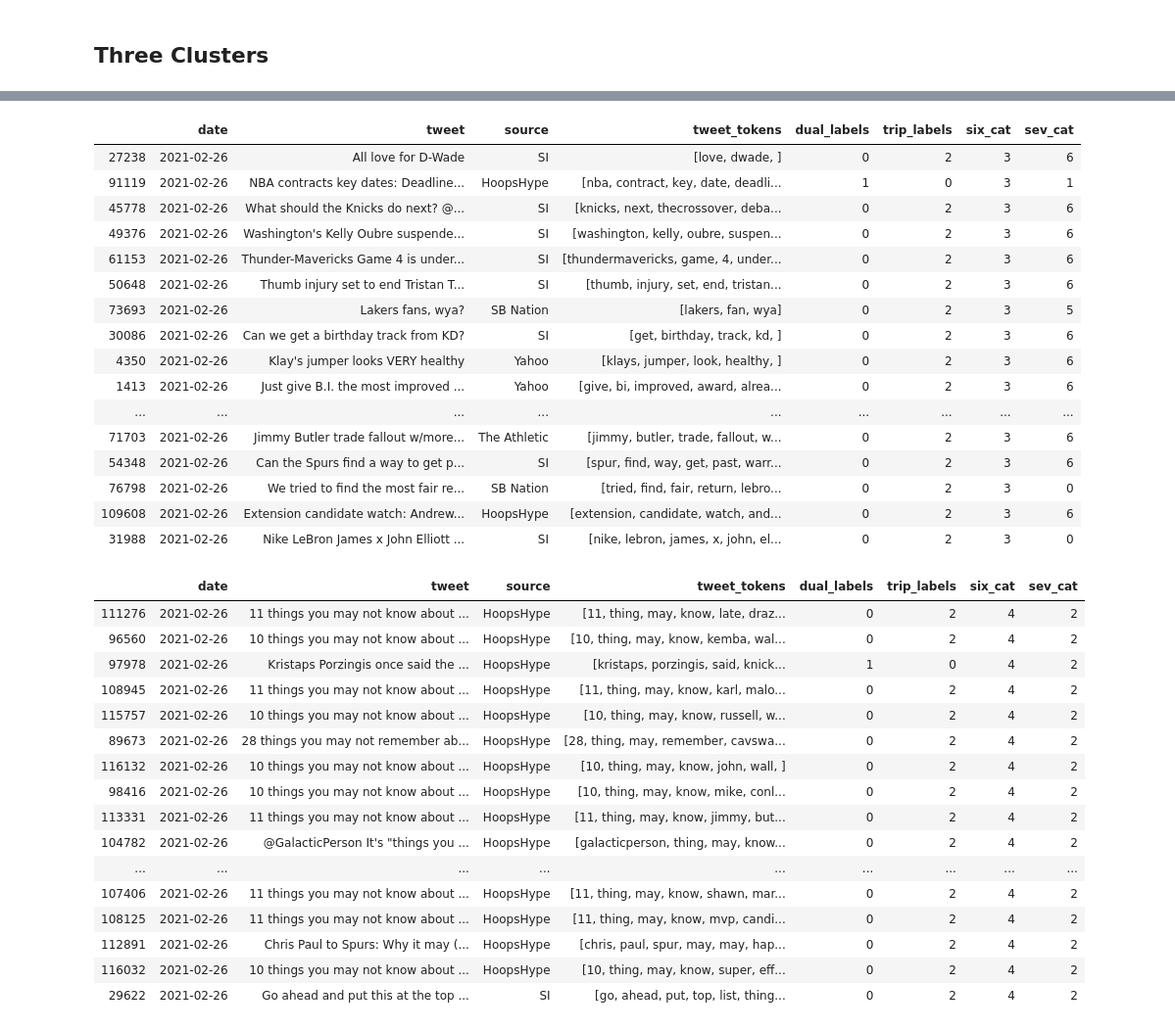
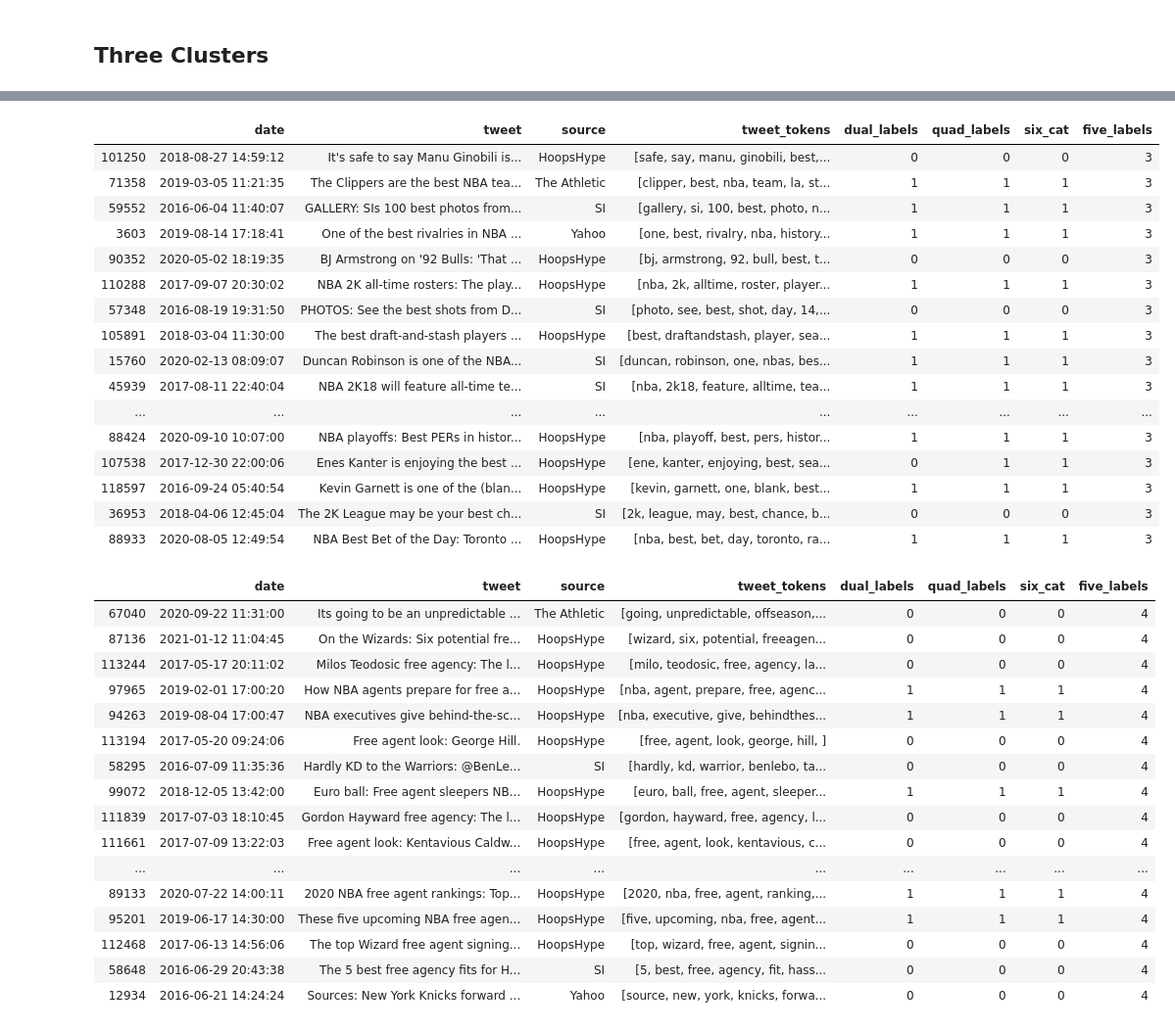
Before and after one commit to jeremy-lee93/capstone-project, a Jupyter notebook: scraping_tweets.ipynb, the cells around one changed output, grey strips where cells are left out. Shown at 98% size. Saved outputs shown, nothing was run; the diff lists cells and outputs as text; code cells hidden in the pictures.

Commit message:
fixed date column and reran kmeans clustering on tweets

```diff
--- a/scraping_tweets.ipynb
+++ b/scraping_tweets.ipynb
@@ -330,6 +308,5 @@ plt.savefig('twitter_ch_plot_100pca.png')
-# %%
-twitter_df.dropna(inplace=True)
-twitter_df.drop_duplicates(subset=['date', 'tweet', 'source'],inplace=True)
+# %%
+twitter_df.drop(columns=['quad_labels', 'six_cat'], inplace=True)
 # %% [markdown]
 ## 2 Clusters
 # %%
@@ -460,5 +437,5 @@ twitter_df.loc[twitter_df['trip_labels'] == 2].sample(n=100, random_state=42)
 # %%
-kmeans_six = KMeans(n_clusters=6, random_state=123)
-kmeans_six.fit(vec_matrix_pca_100)
-twitter_df['six_cat'] = kmeans_six.labels_
+kmeans_five = KMeans(n_clusters=5, random_state=123)
+kmeans_five.fit(vec_matrix_pca_100)
+twitter_df['five_labels'] = kmeans_five.labels_
 # %%
@@ -534,40 +510,40 @@ twitter_df.loc[twitter_df['six_cat'] == 2].sample(n=100)
 # %%
-twitter_df.loc[twitter_df['six_cat'] == 3].sample(n=100)
+twitter_df.loc[twitter_df['five_labels'] == 3].sample(n=100, random_state=42)
 # %% [output]
-|  | date | tweet | source | tweet_tokens | dual_labels | trip_labels | six_cat | sev_cat |
-| 27238 | 2021-02-26 | All love for D-Wade | SI | [love, dwade, ] | 0 | 2 | 3 | 6 |
-| 91119 | 2021-02-26 | NBA contracts key dates: Deadline... | HoopsHype | [nba, contract, key, date, deadli... | 1 | 0 | 3 | 1 |
-| 45778 | 2021-02-26 | What should the Knicks do next? @... | SI | [knicks, next, thecrossover, deba... | 0 | 2 | 3 | 6 |
-| 49376 | 2021-02-26 | Washington's Kelly Oubre suspende... | SI | [washington, kelly, oubre, suspen... | 0 | 2 | 3 | 6 |
-| 61153 | 2021-02-26 | Thunder-Mavericks Game 4 is under... | SI | [thundermavericks, game, 4, under... | 0 | 2 | 3 | 6 |
-| 50648 | 2021-02-26 | Thumb injury set to end Tristan T... | SI | [thumb, injury, set, end, tristan... | 0 | 2 | 3 | 6 |
-| 73693 | 2021-02-26 | Lakers fans, wya? | SB Nation | [lakers, fan, wya] | 0 | 2 | 3 | 5 |
-| 30086 | 2021-02-26 | Can we get a birthday track from KD? | SI | [get, birthday, track, kd, ] | 0 | 2 | 3 | 6 |
-| 4350 | 2021-02-26 | Klay's jumper looks VERY healthy | Yahoo | [klays, jumper, look, healthy, ] | 0 | 2 | 3 | 6 |
-| 1413 | 2021-02-26 | Just give B.I. the most improved ... | Yahoo | [give, bi, improved, award, alrea... | 0 | 2 | 3 | 6 |
+|  | date | tweet | source | tweet_tokens | dual_labels | quad_labels | six_cat | five_labels |
+| 101250 | 2018-08-27 14:59:12 | It's safe to say Manu Ginobili is... | HoopsHype | [safe, say, manu, ginobili, best,... | 0 | 0 | 0 | 3 |
+| 71358 | 2019-03-05 11:21:35 | The Clippers are the best NBA tea... | The Athletic | [clipper, best, nba, team, la, st... | 1 | 1 | 1 | 3 |
+| 59552 | 2016-06-04 11:40:07 | GALLERY: SIs 100 best photos from... | SI | [gallery, si, 100, best, photo, n... | 1 | 1 | 1 | 3 |
+| 3603 | 2019-08-14 17:18:41 | One of the best rivalries in NBA ... | Yahoo | [one, best, rivalry, nba, history... | 1 | 1 | 1 | 3 |
+| 90352 | 2020-05-02 18:19:35 | BJ Armstrong on '92 Bulls: 'That ... | HoopsHype | [bj, armstrong, 92, bull, best, t... | 0 | 0 | 0 | 3 |
+| 110288 | 2017-09-07 20:30:02 | NBA 2K all-time rosters: The play... | HoopsHype | [nba, 2k, alltime, roster, player... | 1 | 1 | 1 | 3 |
+| 57348 | 2016-08-19 19:31:50 | PHOTOS: See the best shots from D... | SI | [photo, see, best, shot, day, 14,... | 0 | 0 | 0 | 3 |
+| 105891 | 2018-03-04 11:30:00 | The best draft-and-stash players ... | HoopsHype | [best, draftandstash, player, sea... | 1 | 1 | 1 | 3 |
+| 15760 | 2020-02-13 08:09:07 | Duncan Robinson is one of the NBA... | SI | [duncan, robinson, one, nbas, bes... | 1 | 1 | 1 | 3 |
+| 45939 | 2017-08-11 22:40:04 | NBA 2K18 will feature all-time te... | SI | [nba, 2k18, feature, alltime, tea... | 1 | 1 | 1 | 3 |
 | ... | ... | ... | ... | ... | ... | ... | ... | ... |
-| 71703 | 2021-02-26 | Jimmy Butler trade fallout w/more... | The Athletic | [jimmy, butler, trade, fallout, w... | 0 | 2 | 3 | 6 |
-| 54348 | 2021-02-26 | Can the Spurs find a way to get p... | SI | [spur, find, way, get, past, warr... | 0 | 2 | 3 | 6 |
-| 76798 | 2021-02-26 | We tried to find the most fair re... | SB Nation | [tried, find, fair, return, lebro... | 0 | 2 | 3 | 0 |
-| 109608 | 2021-02-26 | Extension candidate watch: Andrew... | HoopsHype | [extension, candidate, watch, and... | 0 | 2 | 3 | 6 |
-| 31988 | 2021-02-26 | Nike LeBron James x John Elliott ... | SI | [nike, lebron, james, x, john, el... | 0 | 2 | 3 | 0 |
+| 88424 | 2020-09-10 10:07:00 | NBA playoffs: Best PERs in histor... | HoopsHype | [nba, playoff, best, pers, histor... | 1 | 1 | 1 | 3 |
+| 107538 | 2017-12-30 22:00:06 | Enes Kanter is enjoying the best ... | HoopsHype | [ene, kanter, enjoying, best, sea... | 0 | 1 | 1 | 3 |
+| 118597 | 2016-09-24 05:40:54 | Kevin Garnett is one of the (blan... | HoopsHype | [kevin, garnett, one, blank, best... | 1 | 1 | 1 | 3 |
+| 36953 | 2018-04-06 12:45:04 | The 2K League may be your best ch... | SI | [2k, league, may, best, chance, b... | 0 | 0 | 0 | 3 |
+| 88933 | 2020-08-05 12:49:54 | NBA Best Bet of the Day: Toronto ... | HoopsHype | [nba, best, bet, day, toronto, ra... | 1 | 1 | 1 | 3 |
 # %%
-twitter_df.loc[twitter_df['six_cat'] == 4].sample(n=100)
+twitter_df.loc[twitter_df['five_labels'] == 4].sample(n=100, random_state=42)
 # %% [output]
-|  | date | tweet | source | tweet_tokens | dual_labels | trip_labels | six_cat | sev_cat |
-| 111276 | 2021-02-26 | 11 things you may not know about ... | HoopsHype | [11, thing, may, know, late, draz... | 0 | 2 | 4 | 2 |
-| 96560 | 2021-02-26 | 10 things you may not know about ... | HoopsHype | [10, thing, may, know, kemba, wal... | 0 | 2 | 4 | 2 |
-| 97978 | 2021-02-26 | Kristaps Porzingis once said the ... | HoopsHype | [kristaps, porzingis, said, knick... | 1 | 0 | 4 | 2 |
-| 108945 | 2021-02-26 | 11 things you may not know about ... | HoopsHype | [11, thing, may, know, karl, malo... | 0 | 2 | 4 | 2 |
-| 115757 | 2021-02-26 | 10 things you may not know about ... | HoopsHype | [10, thing, may, know, russell, w... | 0 | 2 | 4 | 2 |
-| 89673 | 2021-02-26 | 28 things you may not remember ab... | HoopsHype | [28, thing, may, remember, cavswa... | 0 | 2 | 4 | 2 |
-| 116132 | 2021-02-26 | 10 things you may not know about ... | HoopsHype | [10, thing, may, know, john, wall, ] | 0 | 2 | 4 | 2 |
-| 98416 | 2021-02-26 | 10 things you may not know about ... | HoopsHype | [10, thing, may, know, mike, conl... | 0 | 2 | 4 | 2 |
-| 113331 | 2021-02-26 | 11 things you may not know about ... | HoopsHype | [11, thing, may, know, jimmy, but... | 0 | 2 | 4 | 2 |
-| 104782 | 2021-02-26 | @GalacticPerson It's "things you ... | HoopsHype | [galacticperson, thing, may, know... | 0 | 2 | 4 | 2 |
+|  | date | tweet | source | tweet_tokens | dual_labels | quad_labels | six_cat | five_labels |
+| 67040 | 2020-09-22 11:31:00 | Its going to be an unpredictable ... | The Athletic | [going, unpredictable, offseason,... | 0 | 0 | 0 | 4 |
+| 87136 | 2021-01-12 11:04:45 | On the Wizards: Six potential fre... | HoopsHype | [wizard, six, potential, freeagen... | 0 | 0 | 0 | 4 |
+| 113244 | 2017-05-17 20:11:02 | Milos Teodosic free agency: The l... | HoopsHype | [milo, teodosic, free, agency, la... | 0 | 0 | 0 | 4 |
+| 97965 | 2019-02-01 17:00:20 | How NBA agents prepare for free a... | HoopsHype | [nba, agent, prepare, free, agenc... | 1 | 1 | 1 | 4 |
+| 94263 | 2019-08-04 17:00:47 | NBA executives give behind-the-sc... | HoopsHype | [nba, executive, give, behindthes... | 1 | 1 | 1 | 4 |
+| 113194 | 2017-05-20 09:24:06 | Free agent look: George Hill. | HoopsHype | [free, agent, look, george, hill, ] | 0 | 0 | 0 | 4 |
+| 58295 | 2016-07-09 11:35:36 | Hardly KD to the Warriors: @BenLe... | SI | [hardly, kd, warrior, benlebo, ta... | 0 | 0 | 0 | 4 |
+| 99072 | 2018-12-05 13:42:00 | Euro ball: Free agent sleepers NB... | HoopsHype | [euro, ball, free, agent, sleeper... | 1 | 1 | 1 | 4 |
+| 111839 | 2017-07-03 18:10:45 | Gordon Hayward free agency: The l... | HoopsHype | [gordon, hayward, free, agency, l... | 0 | 0 | 0 | 4 |
+| 111661 | 2017-07-09 13:22:03 | Free agent look: Kentavious Caldw... | HoopsHype | [free, agent, look, kentavious, c... | 0 | 0 | 0 | 4 |
 | ... | ... | ... | ... | ... | ... | ... | ... | ... |
-| 107406 | 2021-02-26 | 11 things you may not know about ... | HoopsHype | [11, thing, may, know, shawn, mar... | 0 | 2 | 4 | 2 |
-| 108125 | 2021-02-26 | 11 things you may not know about ... | HoopsHype | [11, thing, may, know, mvp, candi... | 0 | 2 | 4 | 2 |
-| 112891 | 2021-02-26 | Chris Paul to Spurs: Why it may (... | HoopsHype | [chris, paul, spur, may, may, hap... | 0 | 2 | 4 | 2 |
-| 116032 | 2021-02-26 | 10 things you may not know about ... | HoopsHype | [10, thing, may, know, super, eff... | 0 | 2 | 4 | 2 |
-| 29622 | 2021-02-26 | Go ahead and put this at the top ... | SI | [go, ahead, put, top, list, thing... | 0 | 2 | 4 | 2 |
+| 89133 | 2020-07-22 14:00:11 | 2020 NBA free agent rankings: Top... | HoopsHype | [2020, nba, free, agent, ranking,... | 1 | 1 | 1 | 4 |
+| 95201 | 2019-06-17 14:30:00 | These five upcoming NBA free agen... | HoopsHype | [five, upcoming, nba, free, agent... | 1 | 1 | 1 | 4 |
+| 112468 | 2017-06-13 14:56:06 | The top Wizard free agent signing... | HoopsHype | [top, wizard, free, agent, signin... | 0 | 0 | 0 | 4 |
+| 58648 | 2016-06-29 20:43:38 | The 5 best free agency fits for H... | SI | [5, best, free, agency, fit, hass... | 0 | 0 | 0 | 4 |
+| 12934 | 2016-06-21 14:24:24 | Sources: New York Knicks forward ... | Yahoo | [source, new, york, knicks, forwa... | 0 | 0 | 0 | 4 |
```
Also changed, not shown: parts of 39 cells of this notebook, 3 other files.
